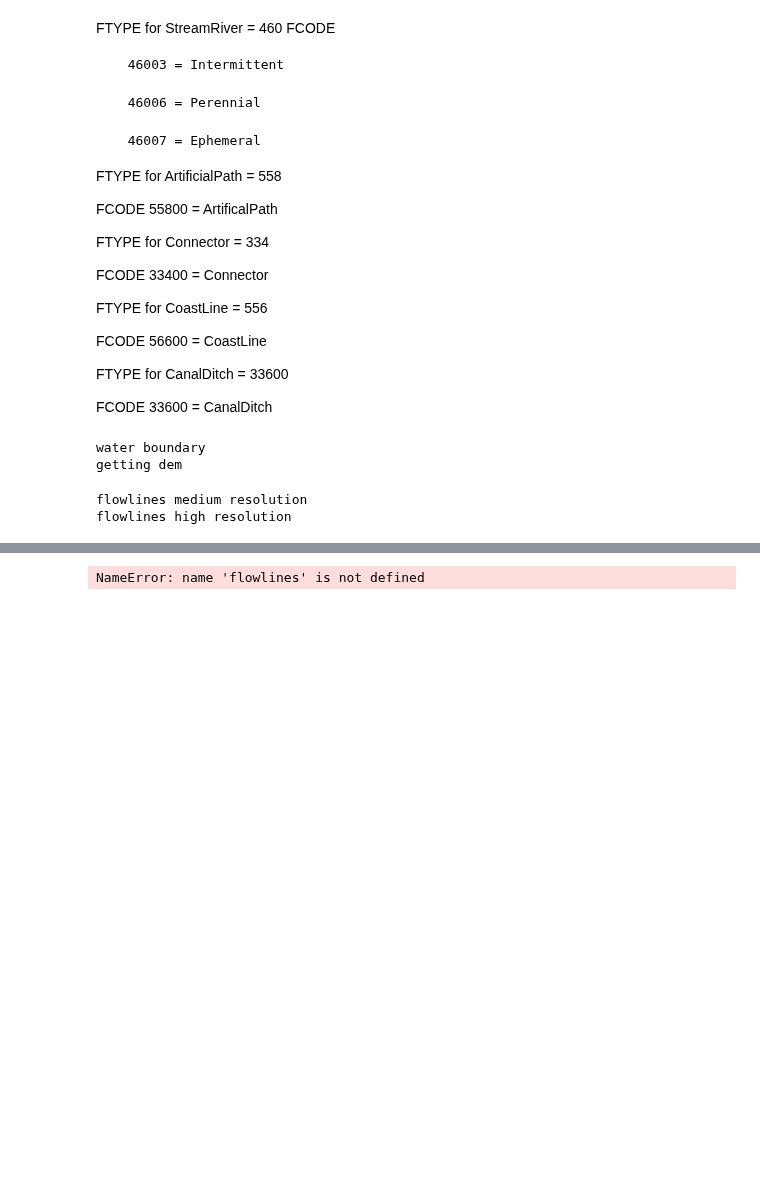
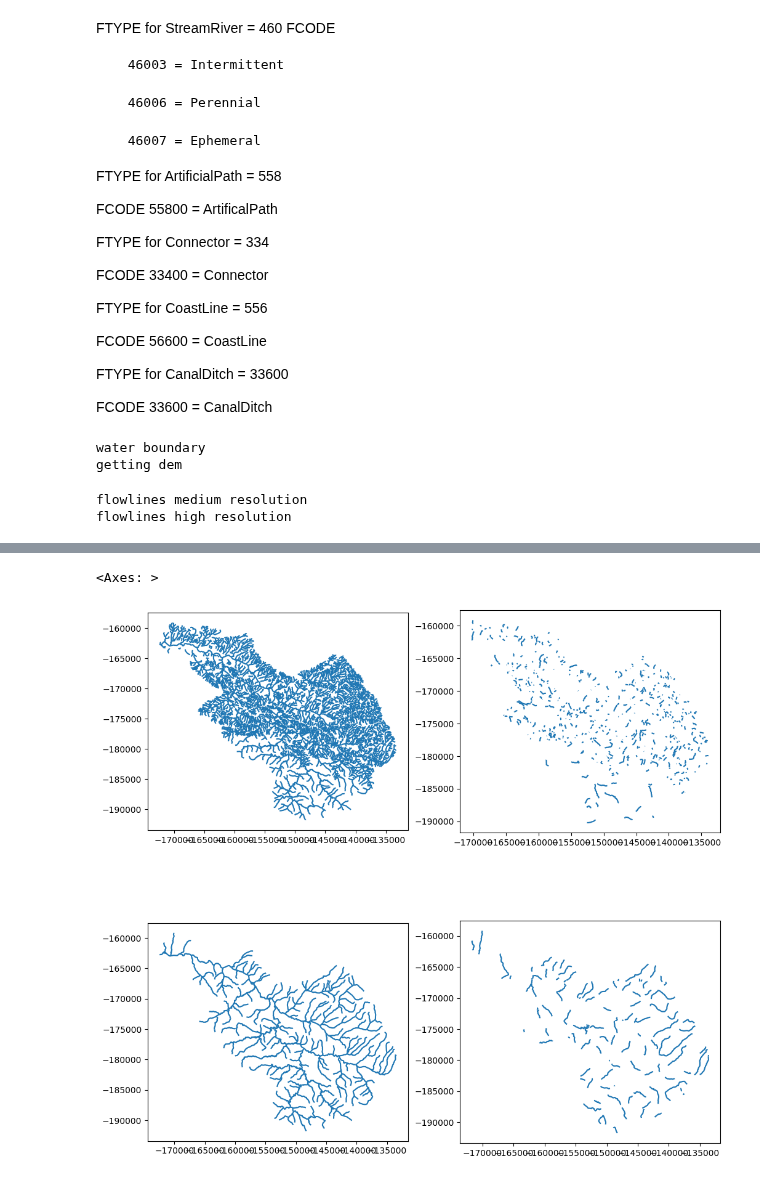
Before and after one commit to avkoehl/valleys, a Jupyter notebook: notebooks/flowlines_hr.ipynb, the cells around one changed output, grey strips where cells are left out. Saved outputs shown, nothing was run; the diff lists cells and outputs as text; code cells hidden in the pictures; blank space fills up the shorter version.

```diff
--- a/notebooks/flowlines_hr.ipynb
+++ b/notebooks/flowlines_hr.ipynb
@@ -54,7 +56,7 @@ def get_dem_and_flowlines(huc10):
     flowlines_mr = flowlines_mr.clip(boundary_reprojected.geometry.iloc[0])
 
     print('flowlines high resolution')
-    nhd_hr = NHD("flowline_hr")
+    nhd_hr = NHDPlusHR("flowline")
     flowlines_hr = nhd_hr.bygeom(boundary.geometry.iloc[0].bounds)
     flowlines_hr = flowlines_hr.to_crs(3310)
     flowlines_hr = flowlines_hr.clip(boundary_reprojected.geometry.iloc[0])
@@ -176,5 +79,0 @@ hr.loc[hr['lengthkm'] > 1].plot()
-# %%
-perennial = flowlines.loc[flowlines['fcode'].isin([46006, 46003])]
-perennial.plot(cmap='rainbow')
-# %% [output]
-NameError: name 'flowlines' is not defined
@@ -188,0 +80,13 @@ NameError: name 'flowlines' is not defined
+# %%
+vaa = pd.read_parquet("/Users/arthurkoehl/Desktop/nhdplusVAA.parquet")
+# %%
+fig, axes = plt.subplots(2,2, figsize=(12,12))
+
+hr.plot(ax=axes[0,0])
+hr.loc[hr['OBJECTID'].isin(vaa['comid'])].plot(ax=axes[0,1])
+
+mr.plot(ax=axes[1,0])
+mr.loc[mr['OBJECTID'].isin(vaa['comid'])].plot(ax=axes[1,1])
+# %% [output]
+<Axes: >
+[figure, added]
```
Also changed, not shown: parts of 12 cells of this notebook, 1 other file.
